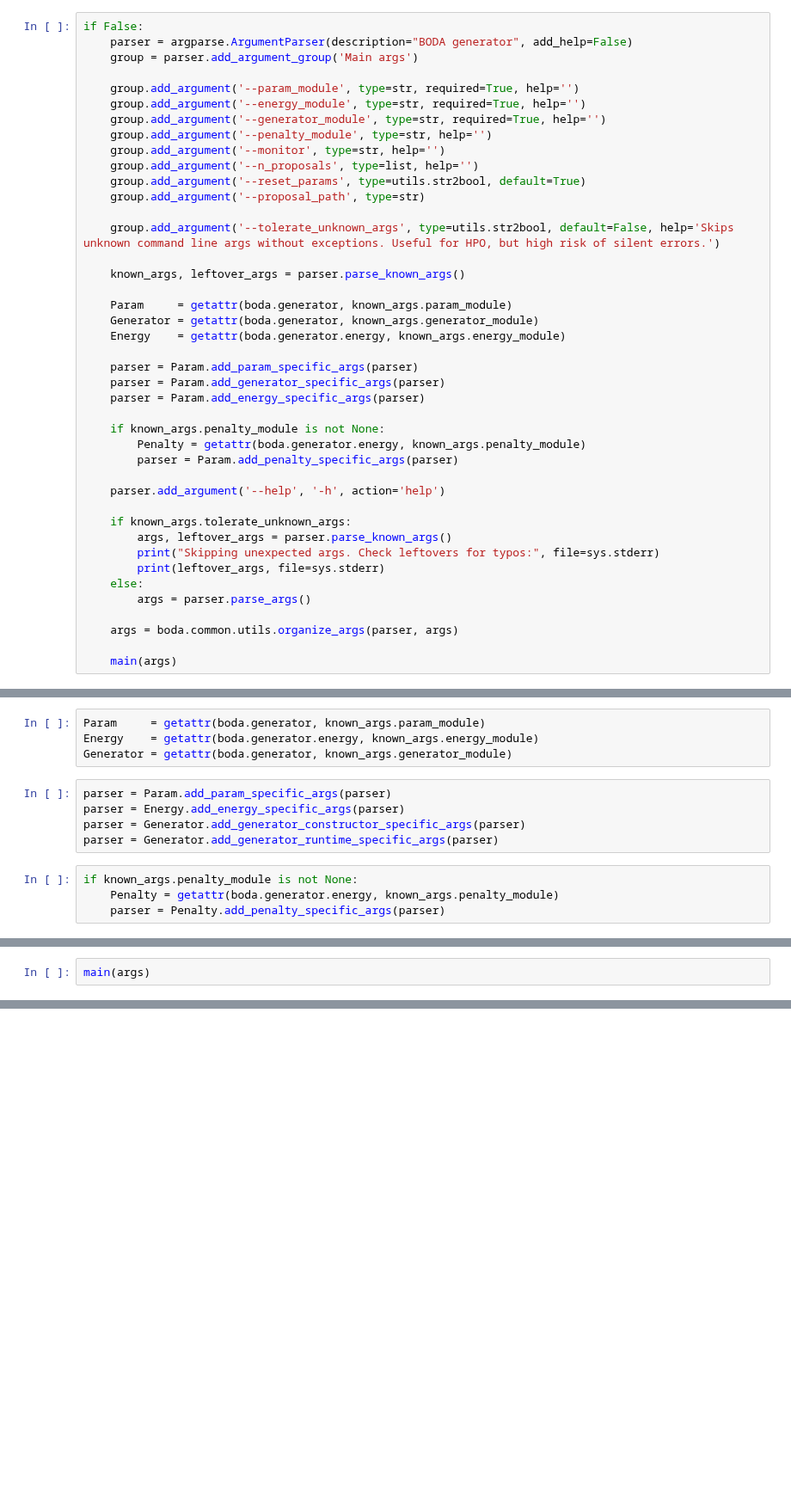
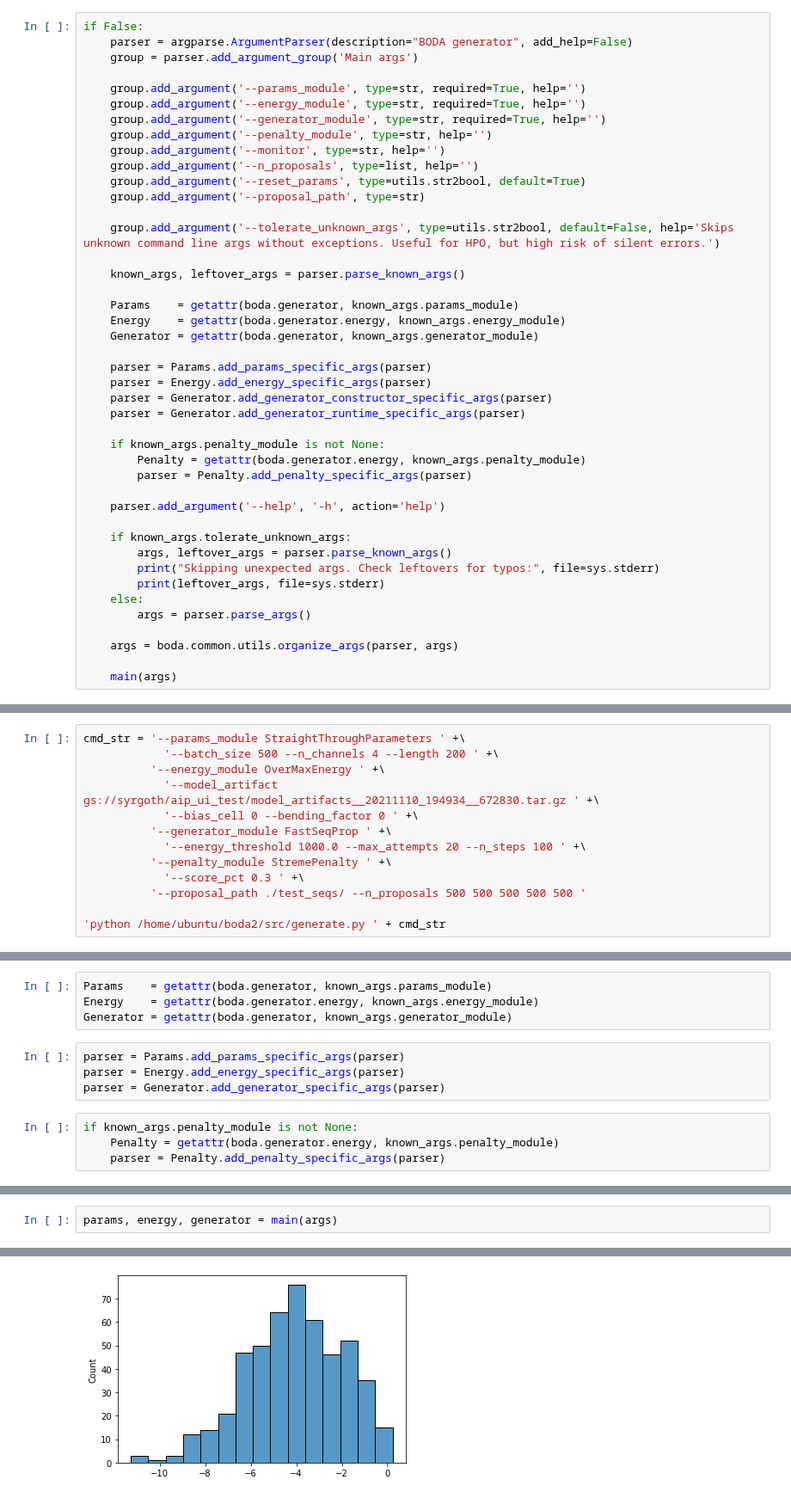
Before and after one commit to sjgosai/boda2, a Jupyter notebook: analysis/SG014__generator_api_dev/generator_interactive_test.ipynb, the cells around one changed output, grey strips where cells are left out. Shown at 86% size. Saved outputs shown, nothing was run; the diff lists cells and outputs as text; blank space fills up the shorter version.

Commit message:
first unified generator protype working

```diff
--- a/analysis/SG014__generator_api_dev/generator_interactive_test.ipynb
+++ b/analysis/SG014__generator_api_dev/generator_interactive_test.ipynb
@@ -99,7 +99,7 @@ if False:
     parser = argparse.ArgumentParser(description="BODA generator", add_help=False)
     group = parser.add_argument_group('Main args')
 
-    group.add_argument('--param_module', type=str, required=True, help='')
+    group.add_argument('--params_module', type=str, required=True, help='')
     group.add_argument('--energy_module', type=str, required=True, help='')
     group.add_argument('--generator_module', type=str, required=True, help='')
     group.add_argument('--penalty_module', type=str, help='')
@@ -112,17 +112,18 @@ if False:
 
     known_args, leftover_args = parser.parse_known_args()
 
-    Param     = getattr(boda.generator, known_args.param_module)
+    Params    = getattr(boda.generator, known_args.params_module)
+    Energy    = getattr(boda.generator.energy, known_args.energy_module)
     Generator = getattr(boda.generator, known_args.generator_module)
-    Energy    = getattr(boda.generator.energy, known_args.energy_module)
 
-    parser = Param.add_param_specific_args(parser)
-    parser = Param.add_generator_specific_args(parser)
-    parser = Param.add_energy_specific_args(parser)
+    parser = Params.add_params_specific_args(parser)
+    parser = Energy.add_energy_specific_args(parser)
+    parser = Generator.add_generator_constructor_specific_args(parser)
+    parser = Generator.add_generator_runtime_specific_args(parser)
 
     if known_args.penalty_module is not None:
         Penalty = getattr(boda.generator.energy, known_args.penalty_module)
-        parser = Param.add_penalty_specific_args(parser)
+        parser = Penalty.add_penalty_specific_args(parser)
 
     parser.add_argument('--help', '-h', action='help')
 
@@ -174,0 +156,13 @@ cmd_str = '--param_module BasicParameters ' +\
+# %%
+cmd_str = '--params_module StraightThroughParameters ' +\
+            '--batch_size 500 --n_channels 4 --length 200 ' +\
+          '--energy_module OverMaxEnergy ' +\
+            '--model_artifact gs://syrgoth/aip_ui_test/model_artifacts__20211110_194934__672830.tar.gz ' +\
+            '--bias_cell 0 --bending_factor 0 ' +\
+          '--generator_module FastSeqProp ' +\
+            '--energy_threshold 1000.0 --max_attempts 20 --n_steps 100 ' +\
+          '--penalty_module StremePenalty ' +\
+            '--score_pct 0.3 ' +\
+          '--proposal_path ./test_seqs/ --n_proposals 500 500 500 500 500 '
+
+'python /home/ubuntu/boda2/src/generate.py ' + cmd_str
@@ -199,12 +195,11 @@ Namespace(energy_module='OverMaxEnergy', generator_module='SimulatedAnnealing',
 # %%
-Param     = getattr(boda.generator, known_args.param_module)
+Params    = getattr(boda.generator, known_args.params_module)
 Energy    = getattr(boda.generator.energy, known_args.energy_module)
 Generator = getattr(boda.generator, known_args.generator_module)
 # %%
-parser = Param.add_param_specific_args(parser)
+parser = Params.add_params_specific_args(parser)
 parser = Energy.add_energy_specific_args(parser)
-parser = Generator.add_generator_constructor_specific_args(parser)
-parser = Generator.add_generator_runtime_specific_args(parser)
+parser = Generator.add_generator_specific_args(parser)
 # %%
 if known_args.penalty_module is not None:
     Penalty = getattr(boda.generator.energy, known_args.penalty_module)
@@ -239,5 +234,6 @@ args
  'Penalty Module args': Namespace(score_pct=0.3)}
 # %%
-main(args)
+params, energy, generator = main(args)
 # %% [output]
 Loaded model from 20211110_194934 in eval mode
+[figure, new version]
```
Also changed, not shown: parts of 12 cells of this notebook, 4 other files.
